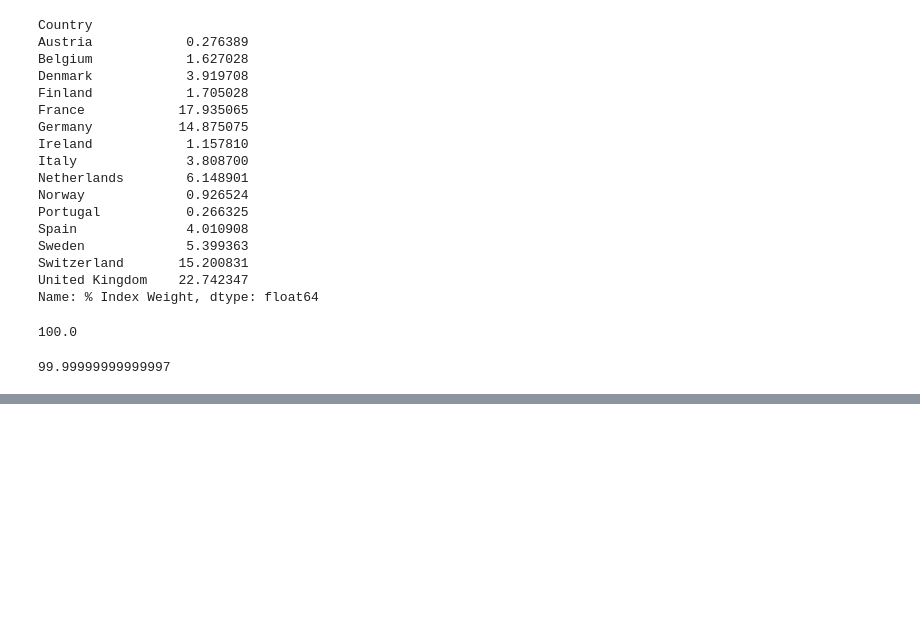
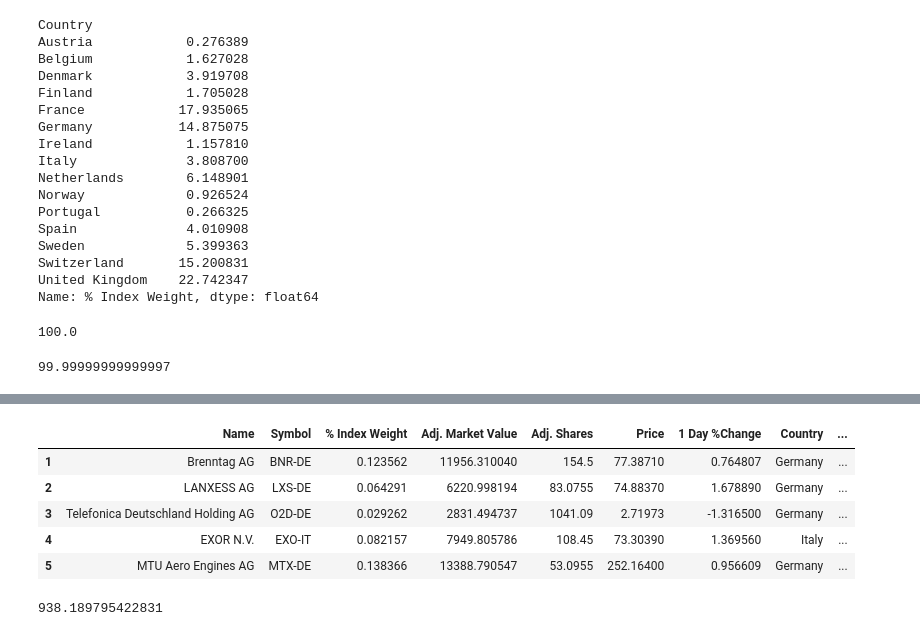
Before and after one commit to faisfabio83/custom_risk_model, a Jupyter notebook: Country-Sector Risk Model.ipynb, the cells around one changed output, grey strips where cells are left out. Saved outputs shown, nothing was run; the diff lists cells and outputs as text; code cells hidden in the pictures; blank space fills up the shorter version.

```diff
--- a/Country-Sector Risk Model.ipynb
+++ b/Country-Sector Risk Model.ipynb
@@ -185,0 +210,23 @@ sector_weights.sum()
+# %%
+df.head()
+# %% [output]
+|  | Name | Symbol | % Index Weight | Adj. Market Value | Adj. Shares | Price | 1 Day %Change | Country | ... |
+| 1 | Brenntag AG | BNR-DE | 0.123562 | 11956.310040 | 154.5 | 77.38710 | 0.764807 | Germany | ... |
+| 2 | LANXESS AG | LXS-DE | 0.064291 | 6220.998194 | 83.0755 | 74.88370 | 1.678890 | Germany | ... |
+| 3 | Telefonica Deutschland Holding AG | O2D-DE | 0.029262 | 2831.494737 | 1041.09 | 2.71973 | -1.316500 | Germany | ... |
+| 4 | EXOR N.V. | EXO-IT | 0.082157 | 7949.805786 | 108.45 | 73.30390 | 1.369560 | Italy | ... |
+| 5 | MTU Aero Engines AG | MTX-DE | 0.138366 | 13388.790547 | 53.0955 | 252.16400 | 0.956609 | Germany | ... |
+# %%
+# Model 1: Uncostrained (only Sector dummies without Intercept)
+
+# intercept = pd.DataFrame(np.ones(len(y))); intercept.index = df['Symbol']
+s_dummies = pd.get_dummies(df[['Sector Name']]); s_dummies.index = df['Symbol']
+x_sector = cp.Variable(len(s_dummies.T))
+
+# A = pd.merge(intercept, s_dummies, left_index = True, right_index = True)
+
+cost = cp.sum_squares( s_dummies.values @ x_sector - y )
+prob = cp.Problem(cp.Minimize(cost))
+prob.solve()
+# %% [output]
+938.189795422831
```
Also changed, not shown: parts of 17 cells of this notebook.
